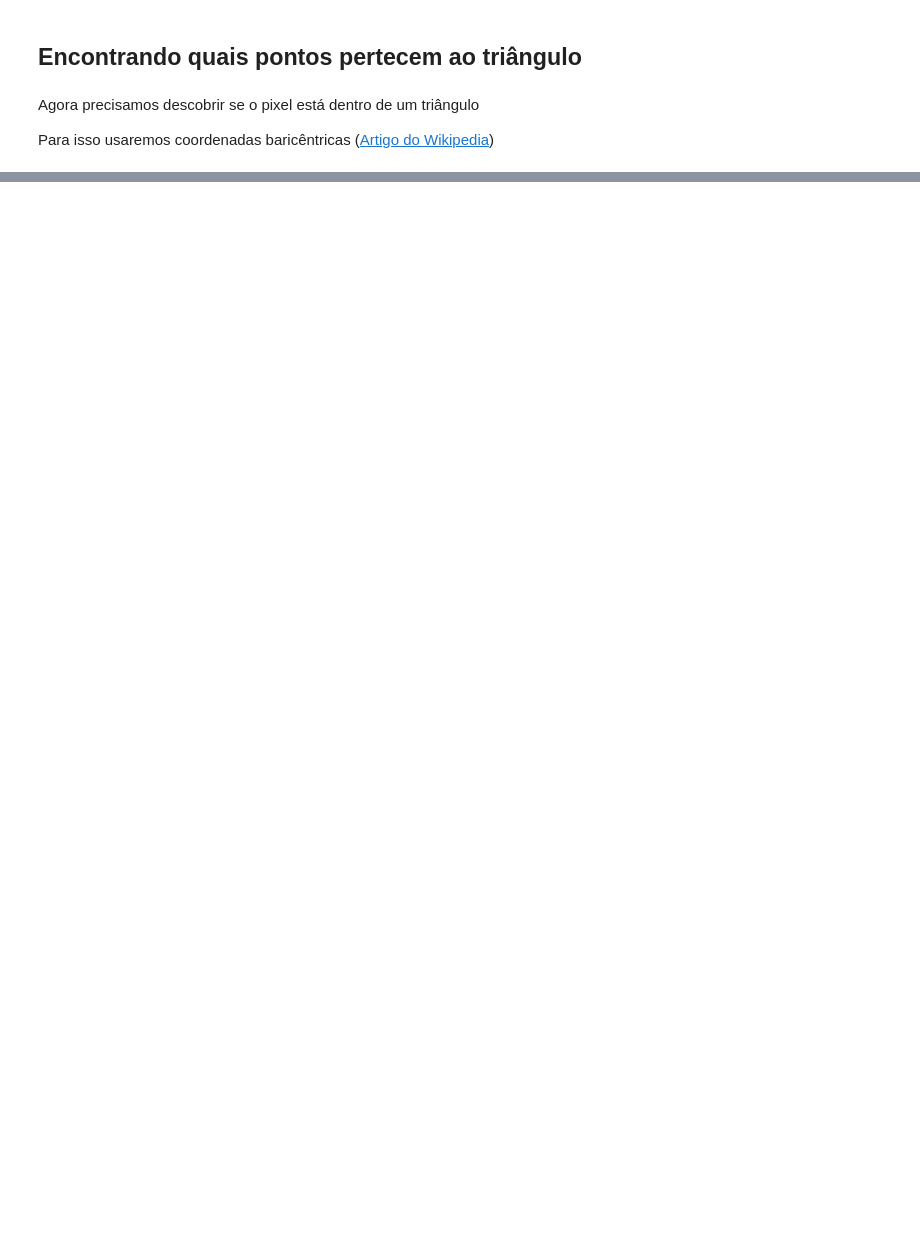
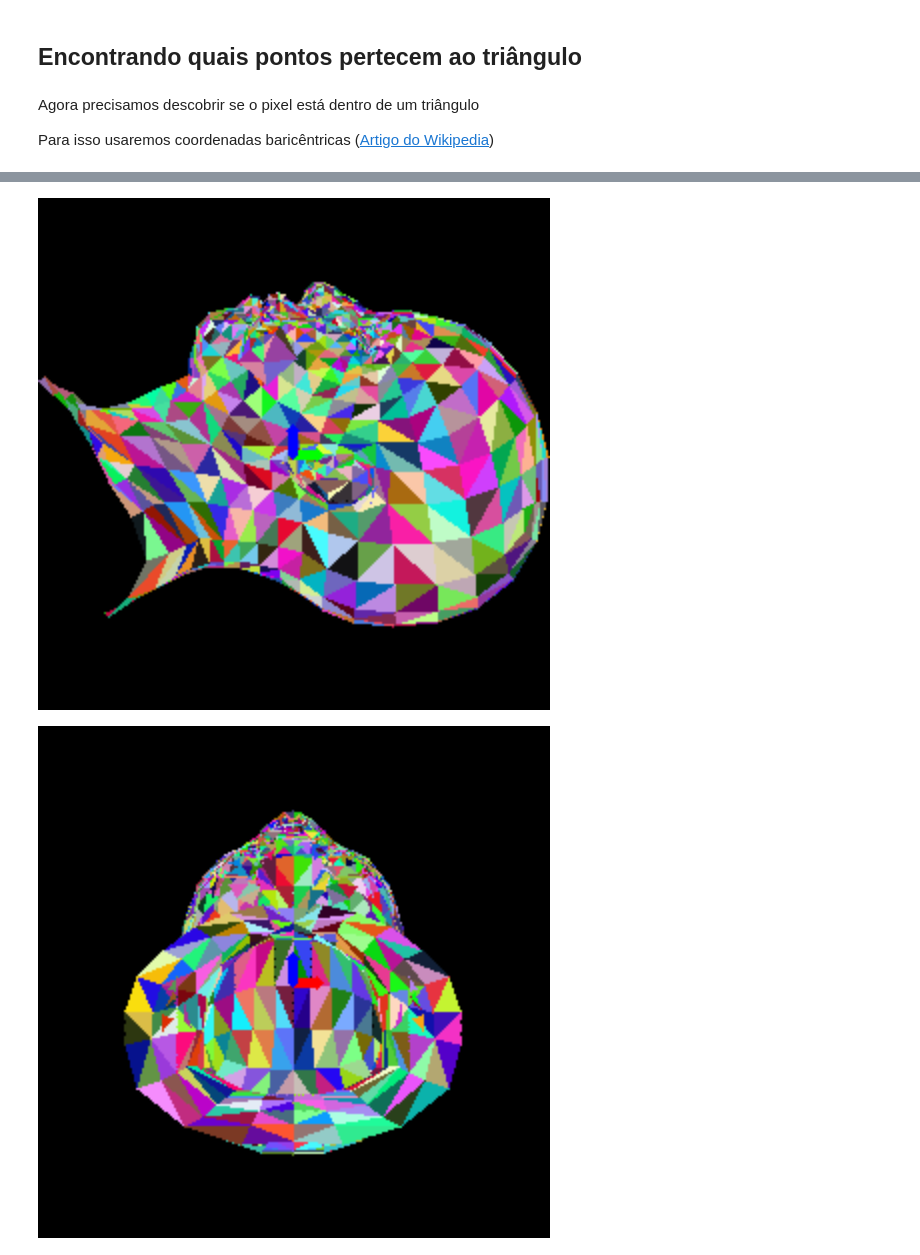
Before and after one commit to Edwolt/TinyRenderer-PythonNotebook, a Jupyter notebook: TinyRenderer.ipynb, the cells around one changed output, grey strips where cells are left out. Cells and saved outputs as stored; diff of their text form; code cells hidden in the pictures; blank space fills up the shorter version.

```diff
--- a/TinyRenderer.ipynb
+++ b/TinyRenderer.ipynb
@@ -686,19 +761,33 @@ Caso $\gamma \neq 0$, então
 # %%
-def triangulos(
+def render_triangulos(
   img,
   modelo,
-  cor=cor_hex("#fff"),
   coordenada="z",
   tickness=1,
   mostrar_eixos=False
 ):
+  """Desenha o modelos com triângulos com cores aleatórias
+
+  Note que a imagem é sobrescrita
+  """
+
   img = flip_imagem(img, v=True)
 
+
   for f in modelo:
-    assert len(f) == 3
     u, _, _ = f[0]
     v, _, _ = f[1]
     w, _, _ = f[2]
+
+    u = REMOVER_COORDENADA[coordenada] @ u
+    v = REMOVER_COORDENADA[coordenada] @ v
+    w = REMOVER_COORDENADA[coordenada] @ w
+
+    u = vetor_para_pixel(u, img.shape)
+    v = vetor_para_pixel(v, img.shape)
+    w = vetor_para_pixel(w, img.shape)
+
+    desenha_triangulo(img, (u, v, w), cor_random())
 
   if mostrar_eixos:
     desenhar_eixos(img, REMOVER_COORDENADA[coordenada], tickness=4 * tickness)
@@ -706,9 +795,13 @@ def triangulos(
   img = flip_imagem(img, v=True)
 
   return img
-# %%
-modelo = MODELOS["african_head"]
-imagens = [triangulos(criar_imagem(), modelo, coordenada=c, mostrar_eixos=False) for c in "xyz"]
-for img in imagens:
-  # mostrar_imagem(img)
-  pass
+# %%
+modelo = MODELOS["african_head"]
+
+for c in "xyz":
+  img = criar_imagem(WIDTH, HEIGHT)
+  render_triangulos(img, modelo, coordenada=c, mostrar_eixos=True)
+  mostrar_imagem(img, f=1/2)
+# %% [output]
+[figure, added]
+[figure, added]
```
Also changed, not shown: parts of 26 cells of this notebook.
